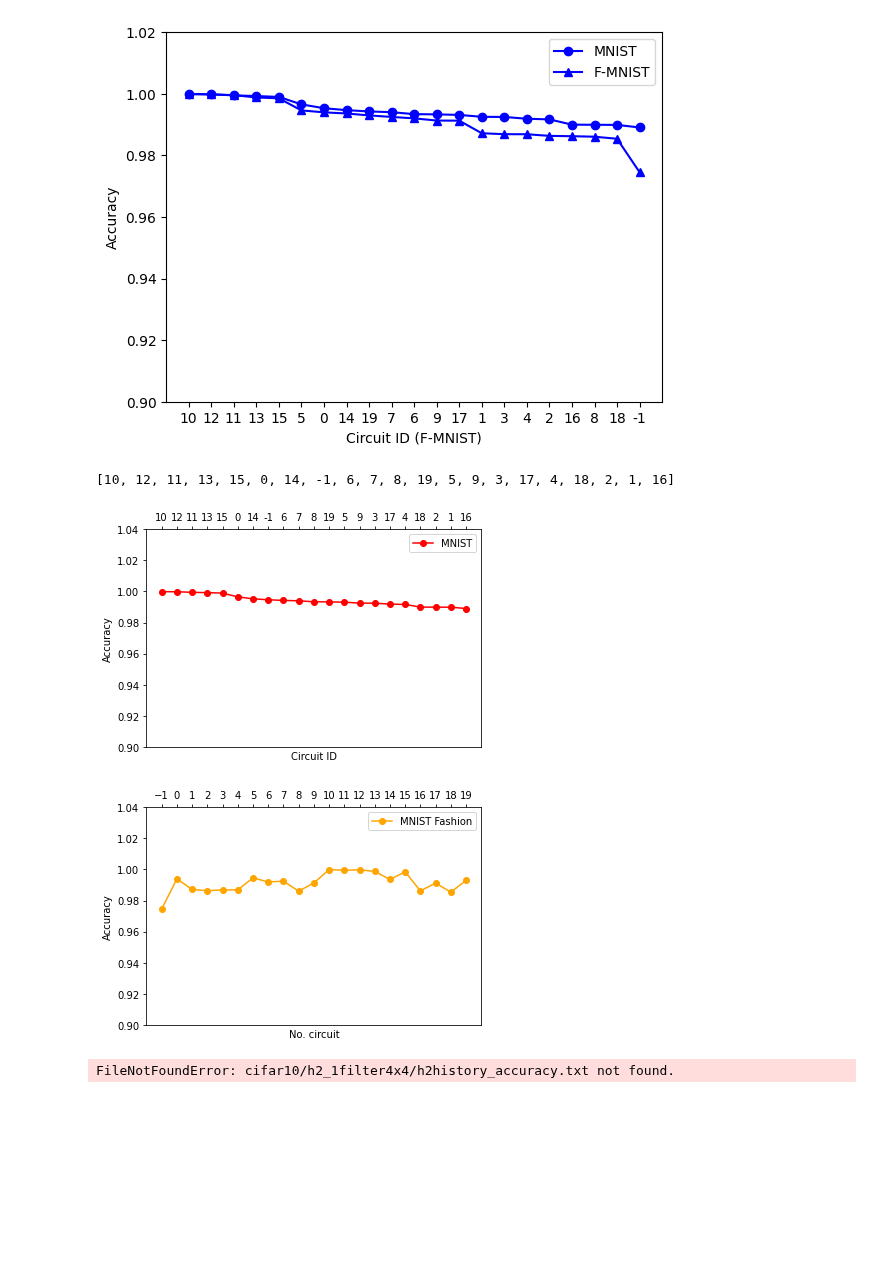
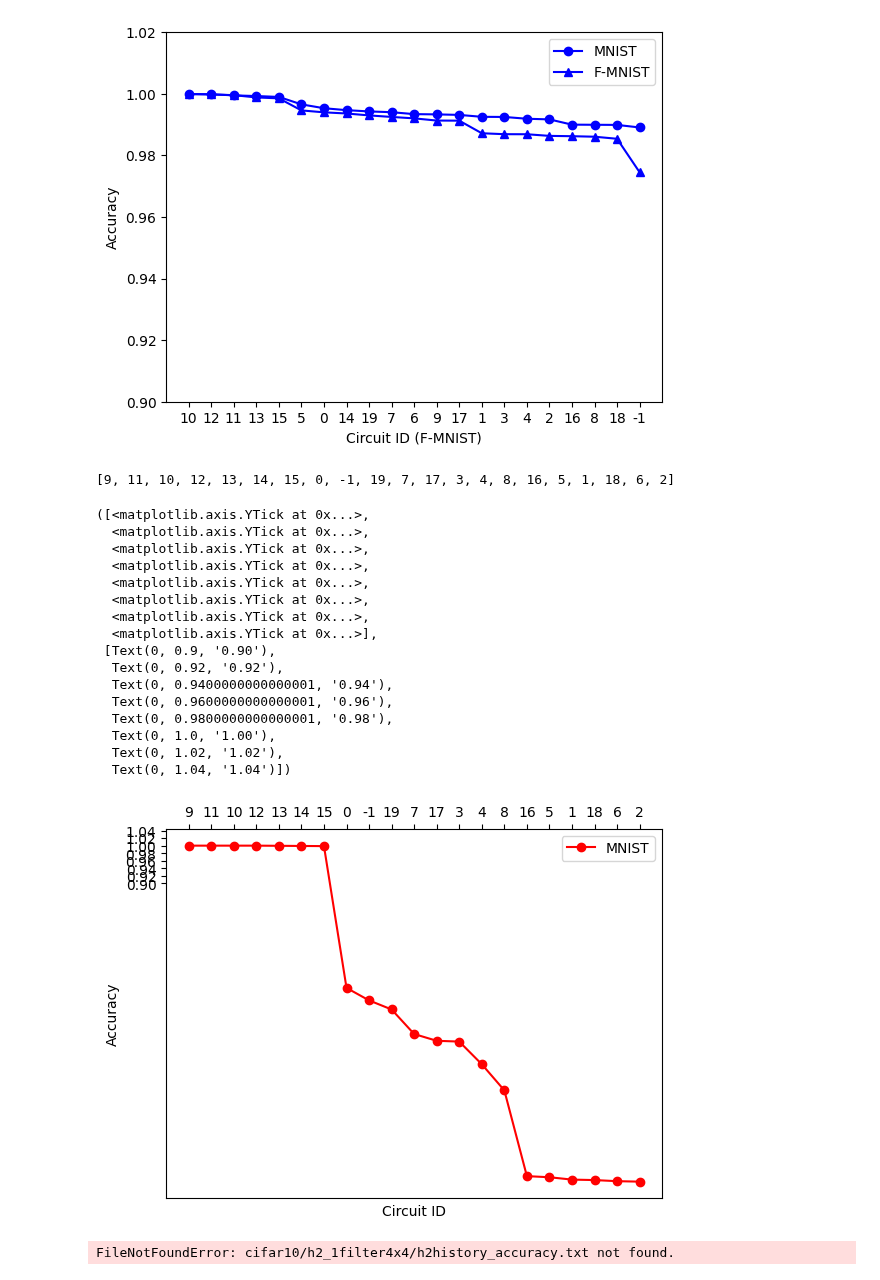
Before and after one commit to vutuanhai237/DynamicQNN, a Jupyter notebook: codes/plt_baseline copy.ipynb, the cells around one changed output. Cells and saved outputs as stored; diff of their text form; code cells hidden in the pictures; blank space fills up the shorter version.

```diff
--- a/codes/plt_baseline copy.ipynb
+++ b/codes/plt_baseline copy.ipynb
@@ -251,50 +251,47 @@ plt.yticks(np.arange(0.9, 1.03, step=0.02))
 # %%
 i = 0
 accuracies_h2 = []
 plt.rcParams['xtick.bottom'] = plt.rcParams['xtick.labelbottom'] = False
 plt.rcParams['xtick.top'] = plt.rcParams['xtick.labeltop'] = True
 quanv_num = list(range(0, 20))
-accs_h2_2 = np.asarray(np.loadtxt('compare_type_quanv_mnist/h2_2x2filter_quanv0/h2history_accuracy.txt'))
+accs_h2_2 = np.asarray(np.loadtxt('compare_type_quanv_cifar10/h2_2x2filter_quanv0/h2history_accuracy.txt'))
 accuracies_h2.append(np.max(np.mean(accs_h2_2, axis = 0)))
 for i in quanv_num:
-    accs_h2_4_quanvx = np.asarray(np.loadtxt('compare_type_quanv_mnist/h2_4x4filter_quanv' + str(i) + '/h2history_accuracy.txt'))
+    accs_h2_4_quanvx = np.asarray(np.loadtxt('compare_type_quanv_cifar10/h2_4x4filter_quanv' + str(i) + '/h2history_accuracy.txt'))
     accuracies_h2.append(np.max(np.mean(accs_h2_4_quanvx, axis = 0)))
 
 sorted_index = (np.asarray(accuracies_h2)).argsort()[:][::-1]
 sorted_index = [x - 1 for x in sorted_index]
 accuracies_h2.sort(reverse=True)
 default_x_ticks = range(len(sorted_index))
 print(sorted_index)
 plt.plot(accuracies_h2, '-ro', label = "MNIST")
 plt.xticks(default_x_ticks, sorted_index)
 
 plt.xlabel('Circuit ID')
 plt.ylabel('Accuracy')
 plt.legend()
 plt.yticks(np.arange(0.9, 1.04, step=0.02))
-plt.savefig("compare_type_quanv_mnist2.svg", format = "svg", dpi = 1000)
+#plt.savefig("compare_type_quanv_mnist2.svg", format = "svg", dpi = 1000)
 # %% [output]
-[10, 12, 11, 13, 15, 0, 14, -1, 6, 7, 8, 19, 5, 9, 3, 17, 4, 18, 2, 1, 16]
+[9, 11, 10, 12, 13, 14, 15, 0, -1, 19, 7, 17, 3, 4, 8, 16, 5, 1, 18, 6, 2]
+([<matplotlib.axis.YTick at 0x...>,
+  <matplotlib.axis.YTick at 0x...>,
+  <matplotlib.axis.YTick at 0x...>,
+  <matplotlib.axis.YTick at 0x...>,
+  <matplotlib.axis.YTick at 0x...>,
+  <matplotlib.axis.YTick at 0x...>,
+  <matplotlib.axis.YTick at 0x...>,
+  <matplotlib.axis.YTick at 0x...>],
+ [Text(0, 0.9, '0.90'),
+  Text(0, 0.92, '0.92'),
+  Text(0, 0.9400000000000001, '0.94'),
+  Text(0, 0.9600000000000001, '0.96'),
+  Text(0, 0.9800000000000001, '0.98'),
+  Text(0, 1.0, '1.00'),
+  Text(0, 1.02, '1.02'),
+  Text(0, 1.04, '1.04')])
-[figure, old version]
+[figure, new version]
-# %%
-i = 0
-accuracies_h2 = []
-quanv_num = list(range(0, 20))
-accs_h2_2 = np.asarray(np.loadtxt('compare_type_quanv_fmnist/h2_2x2filter_quanv0/h2history_accuracy.txt'))
-accuracies_h2.append(np.max(np.mean(accs_h2_2, axis = 0)))
-for i in quanv_num:
-    accs_h2_4_quanvx = np.asarray(np.loadtxt('compare_type_quanv_fmnist/h2_4x4filter_quanv' + str(i) + '/h2history_accuracy.txt'))
-    accuracies_h2.append(np.max(np.mean(accs_h2_4_quanvx, axis = 0)))
-plt.plot(range(-1, len(quanv_num)), accuracies_h2, color = 'orange', marker = 'o', label = 'MNIST Fashion')
-
-plt.xlabel('No. circuit')
-plt.xticks(range(-1, 20, 1))
-plt.ylabel('Accuracy')
-plt.legend()
-plt.yticks(np.arange(0.9, 1.04, step=0.02))
-plt.savefig("compare_type_quanv_fmnist.svg", format = "svg", dpi = 1000)
-# %% [output]
-[figure, removed]
 # %%
 num_filters = [1, 2, 3, 4, 5, 6, 7, 8, 9, 10, 20, 30, 40, 50, 100]
 i = 0
```
Also changed, not shown: 40 other files.
